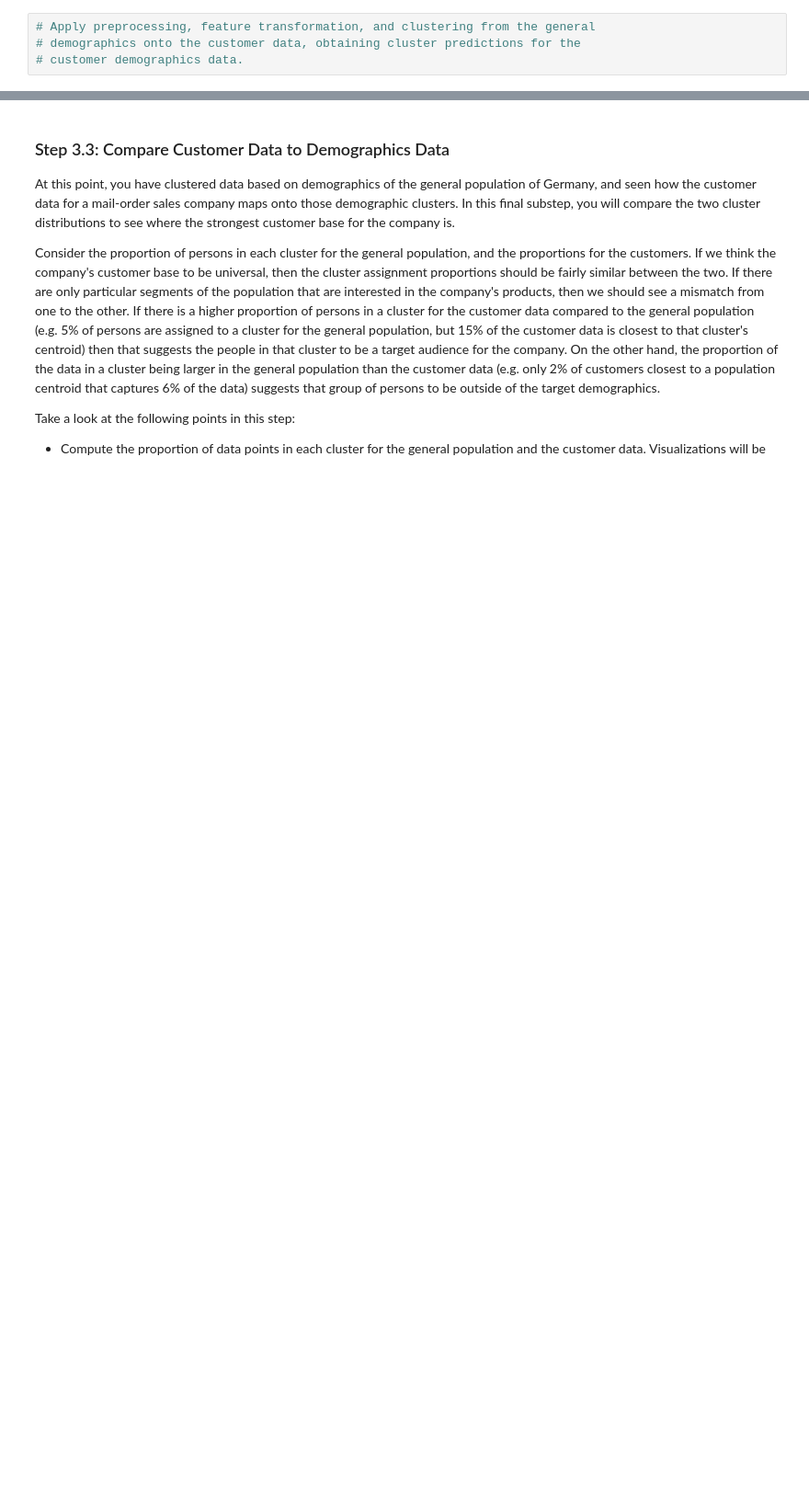
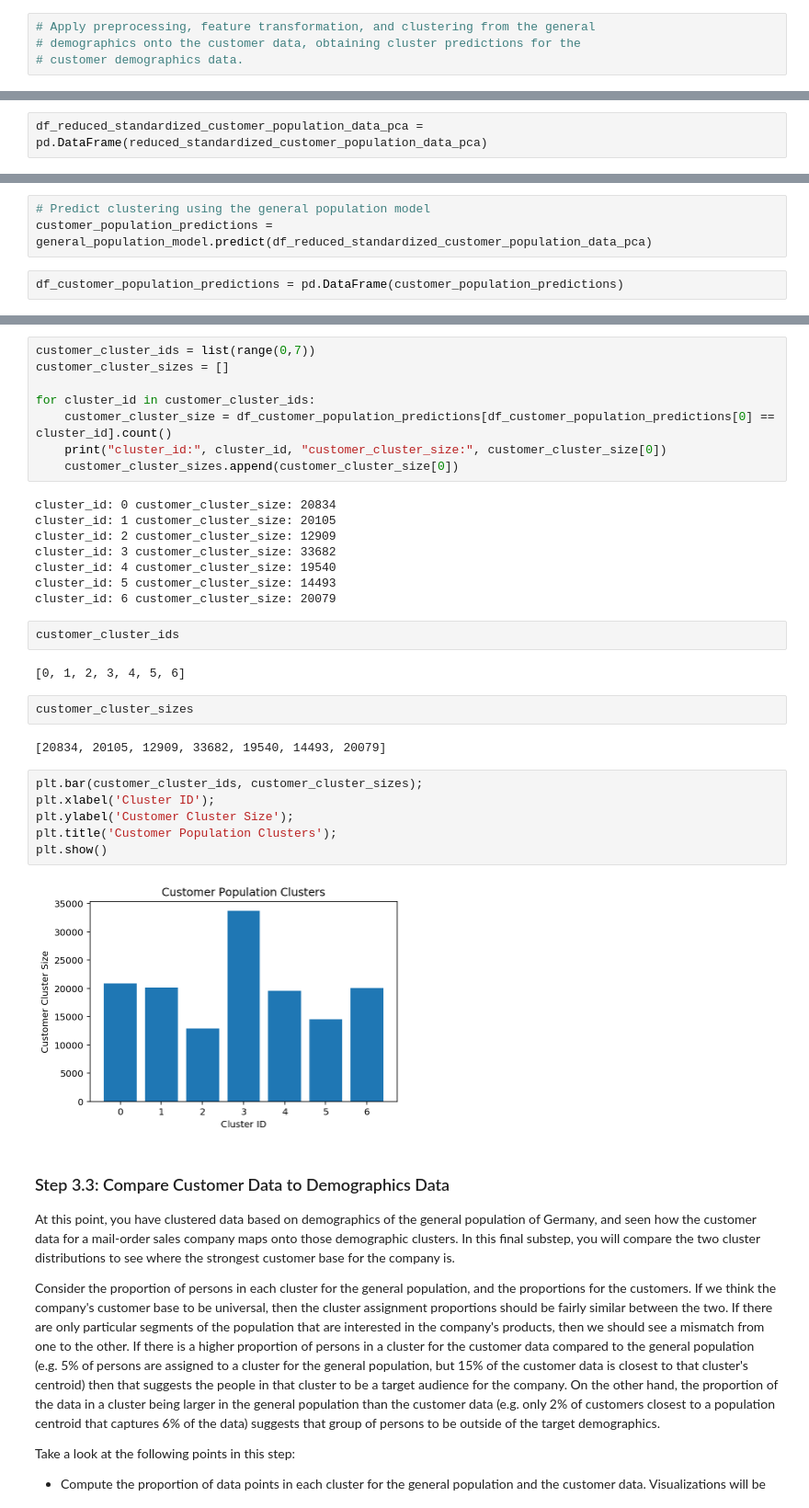
Before and after one commit to dguevar1/identify_customer_segments, a Jupyter notebook: Identify_Customer_Segments.ipynb, the cells around one changed output, grey strips where cells are left out. Shown at 92% size. Cells and saved outputs as stored; diff of their text form; blank space fills up the shorter version.

Commit message:
feat: Apply all steps to the customer data.
This commit completes the section apply all steps to the customer data.

Resolves: #18

```diff
--- a/Identify_Customer_Segments.ipynb
+++ b/Identify_Customer_Segments.ipynb
@@ -2795,0 +2860,2 @@ customers =
+# %%
+df_reduced_standardized_customer_population_data_pca = pd.DataFrame(reduced_standardized_customer_population_data_pca)
@@ -2795,0 +2876,5 @@ customers =
+# %%
+# Predict clustering using the general population model
+customer_population_predictions = general_population_model.predict(df_reduced_standardized_customer_population_data_pca)
+# %%
+df_customer_population_predictions = pd.DataFrame(customer_population_predictions)
@@ -2796,3 +2894,35 @@ customers =
+# %%
+customer_cluster_ids = list(range(0,7))
+customer_cluster_sizes = []
+
+for cluster_id in customer_cluster_ids:
+    customer_cluster_size = df_customer_population_predictions[df_customer_population_predictions[0] == cluster_id].count()
+    print("cluster_id:", cluster_id, "customer_cluster_size:", customer_cluster_size[0])
+    customer_cluster_sizes.append(customer_cluster_size[0])
+# %% [output]
+cluster_id: 0 customer_cluster_size: 20834
+cluster_id: 1 customer_cluster_size: 20105
+cluster_id: 2 customer_cluster_size: 12909
+cluster_id: 3 customer_cluster_size: 33682
+cluster_id: 4 customer_cluster_size: 19540
+cluster_id: 5 customer_cluster_size: 14493
+cluster_id: 6 customer_cluster_size: 20079
+# %%
+customer_cluster_ids
+# %% [output]
+[0, 1, 2, 3, 4, 5, 6]
+# %%
+customer_cluster_sizes
+# %% [output]
+[20834, 20105, 12909, 33682, 19540, 14493, 20079]
+# %%
+plt.bar(customer_cluster_ids, customer_cluster_sizes);
+plt.xlabel('Cluster ID');
+plt.ylabel('Customer Cluster Size');
+plt.title('Customer Population Clusters');
+plt.show()
+# %% [output]
+[figure, added]
 # %% [markdown]
 ### Step 3.3: Compare Customer Data to Demographics Data
 
```
Also changed, not shown: parts of 28 cells of this notebook.
